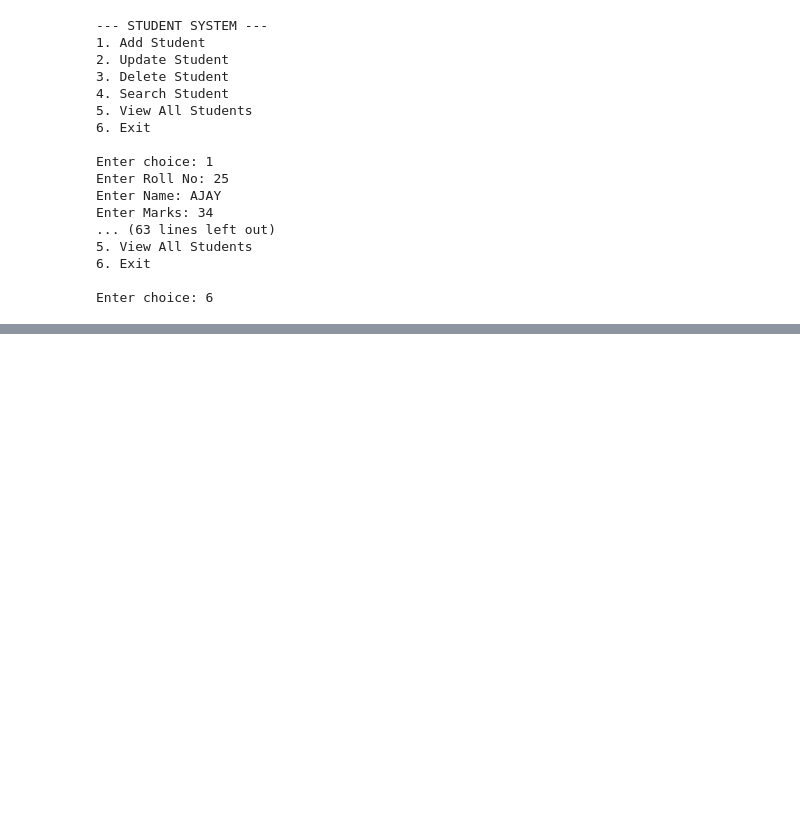
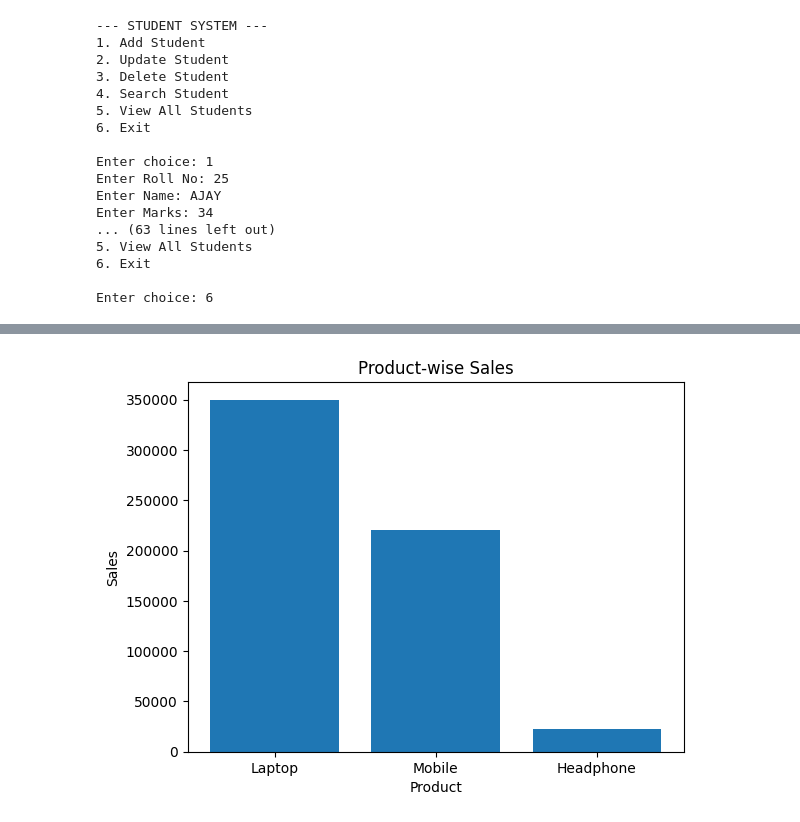
Before and after one commit to ajay2712006/ds45, a Jupyter notebook: project.ipynb, the cells around one changed output, grey strips where cells are left out. Cells and saved outputs as stored; diff of their text form; code cells hidden in the pictures; blank space fills up the shorter version.

```diff
--- a/project.ipynb
+++ b/project.ipynb
@@ -111,3 +111,99 @@ Enter Marks: 34
 6. Exit
 
 Enter choice: 6
+# %%
+#Step 1: Create Dataset
+
+import pandas as pd
+
+data = {
+    "Product":["Laptop","Mobile","Headphone","Laptop","Mobile",
+               "Headphone","Laptop","Mobile","Headphone","Laptop"],
+    "Category":["Electronics","Electronics","Accessories",
+                "Electronics","Electronics","Accessories",
+                "Electronics","Electronics","Accessories","Electronics"],
+    "Month":["Jan","Jan","Jan","Feb","Feb",
+             "Feb","Mar","Mar","Mar","Apr"],
+    "Quantity":[5,10,15,4,8,12,6,11,10,7],
+    "Price":[50000,20000,1500,50000,20000,
+             1500,50000,20000,1500,50000]
+}
+
+df = pd.DataFrame(data)
+
+#print(df)
+
+#Step 2: Calculate Total Sales
+
+df["Sales"] = df["Quantity"] * df["Price"]
+
+#print(df)
+
+#Step 3: NumPy Operations
+
+import numpy as np
+
+sales_array = np.array(df["Sales"])
+
+print("Total Sales =", np.sum(sales_array))
+print("Average Sales =", np.mean(sales_array))
+print("Maximum Sale =", np.max(sales_array))
+print("Minimum Sale =", np.min(sales_array))
+
+#Step 4: Product-wise Sales
+
+product_sales = df.groupby("Product")["Sales"].sum()
+
+print(product_sales)
+
+#Step 5: Category-wise Sales
+category_sales = df.groupby("Category")["Sales"].sum()
+
+print(category_sales)
+
+#Step 6: Monthly Sales
+
+monthly_sales = df.groupby("Month")["Sales"].sum()
+
+print(monthly_sales)
+
+#Step 7: Bar Chart
+
+import matplotlib.pyplot as plt
+
+plt.bar(df["Product"], df["Sales"])
+plt.xlabel("Product")
+plt.ylabel("Sales")
+plt.title("Product-wise Sales")
+plt.show()
+
+#Step 8: Pie Chart
+
+category_sales.plot(
+    kind="pie",
+    autopct="%1.1f%%"
+)
+
+plt.title("Category Wise Sales")
+plt.ylabel("")
+plt.show()
+
+#Step 9: Line Chart
+
+monthly_sales.plot(
+    kind="line",
+    marker="o"
+)
+
+plt.title("Monthly Sales Trend")
+plt.xlabel("Month")
+plt.ylabel("Sales")
+plt.grid(True)
+plt.show()
+
+#Step 10: Find Best Selling Product
+
+best_product = product_sales.idxmax()
+
+print("Best Selling Product =", best_product)
+# %% [output]
@@ -113,0 +229 @@ Enter choice: 6
+[figure, added]
```
Also changed, not shown: parts of 1 cell of this notebook.
